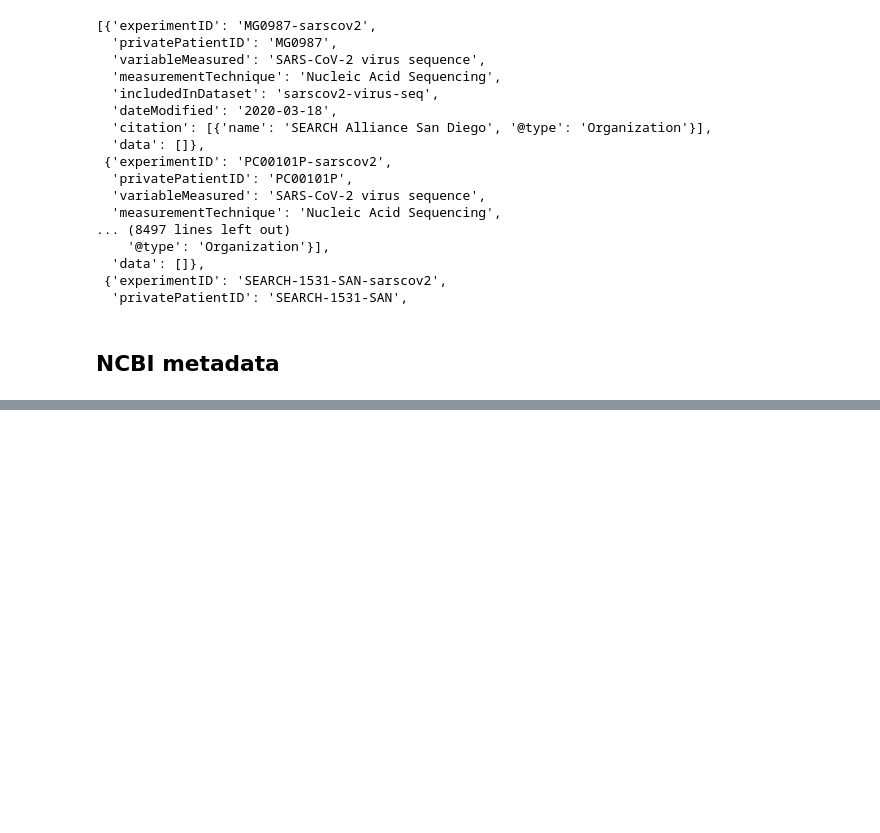
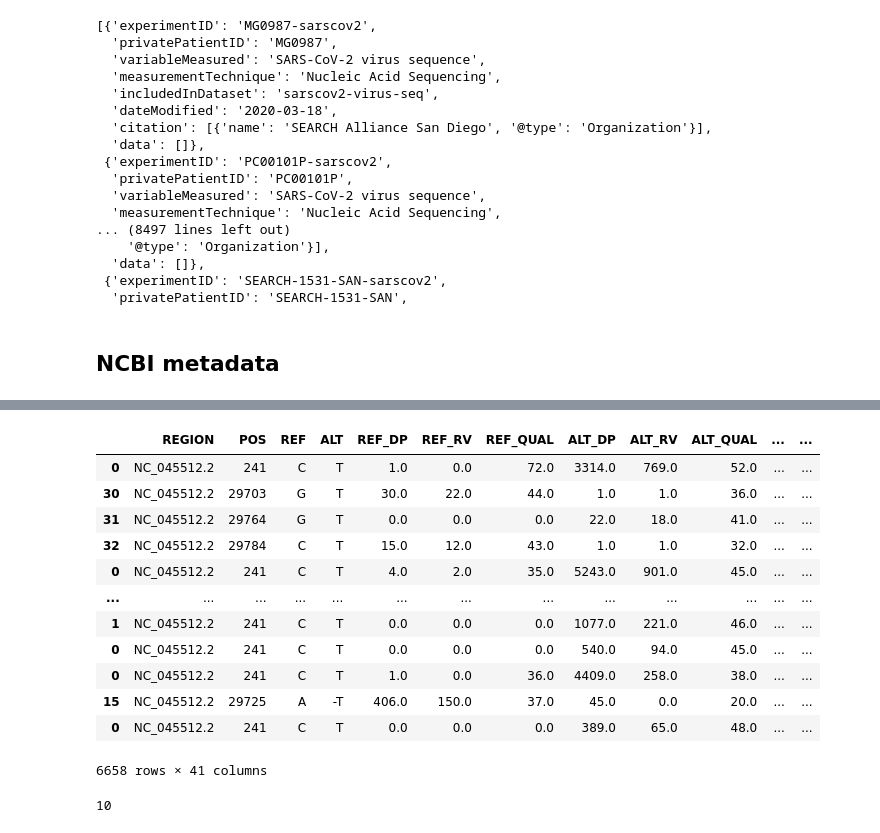
Before and after one commit to AlaaALatif/bjorn, a Jupyter notebook: lab.ipynb, the cells around one changed output, grey strips where cells are left out. Saved outputs shown, nothing was run; the diff lists cells and outputs as text; code cells hidden in the pictures; blank space fills up the shorter version.

```diff
--- a/lab.ipynb
+++ b/lab.ipynb
@@ -629,0 +514,17 @@ ans.apply(to_json_entry, axis=1).tolist()
+# %%
+var_df.loc[var_df['gene']=='nan', 'gene'] = var_df.loc[var_df['gene']=='nan', 'POS'].apply(map_gene_to_pos)
+var_df.loc[var_df['gene']=='nan']
+# %% [output]
+|  | REGION | POS | REF | ALT | REF_DP | REF_RV | REF_QUAL | ALT_DP | ALT_RV | ALT_QUAL | ... | ... |
+| 0 | NC_045512.2 | 241 | C | T | 1.0 | 0.0 | 72.0 | 3314.0 | 769.0 | 52.0 | ... | ... |
+| 30 | NC_045512.2 | 29703 | G | T | 30.0 | 22.0 | 44.0 | 1.0 | 1.0 | 36.0 | ... | ... |
+| 31 | NC_045512.2 | 29764 | G | T | 0.0 | 0.0 | 0.0 | 22.0 | 18.0 | 41.0 | ... | ... |
+| 32 | NC_045512.2 | 29784 | C | T | 15.0 | 12.0 | 43.0 | 1.0 | 1.0 | 32.0 | ... | ... |
+| 0 | NC_045512.2 | 241 | C | T | 4.0 | 2.0 | 35.0 | 5243.0 | 901.0 | 45.0 | ... | ... |
+| ... | ... | ... | ... | ... | ... | ... | ... | ... | ... | ... | ... | ... |
+| 1 | NC_045512.2 | 241 | C | T | 0.0 | 0.0 | 0.0 | 1077.0 | 221.0 | 46.0 | ... | ... |
+| 0 | NC_045512.2 | 241 | C | T | 0.0 | 0.0 | 0.0 | 540.0 | 94.0 | 45.0 | ... | ... |
+| 0 | NC_045512.2 | 241 | C | T | 1.0 | 0.0 | 36.0 | 4409.0 | 258.0 | 38.0 | ... | ... |
+| 15 | NC_045512.2 | 29725 | A | -T | 406.0 | 150.0 | 37.0 | 45.0 | 0.0 | 20.0 | ... | ... |
+| 0 | NC_045512.2 | 241 | C | T | 0.0 | 0.0 | 0.0 | 389.0 | 65.0 | 48.0 | ... | ... |
+6658 rows × 41 columns
@@ -629,0 +561,5 @@ ans.apply(to_json_entry, axis=1).tolist()
+# %%
+colors = list(mcolors.TABLEAU_COLORS.keys())
+len(colors)
+# %% [output]
+10
```
Also changed, not shown: parts of 62 cells of this notebook.
